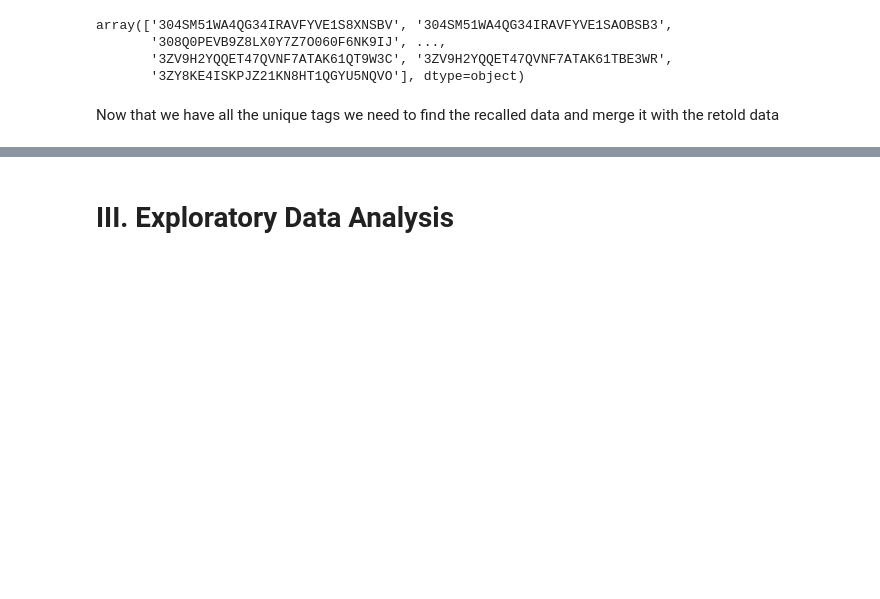
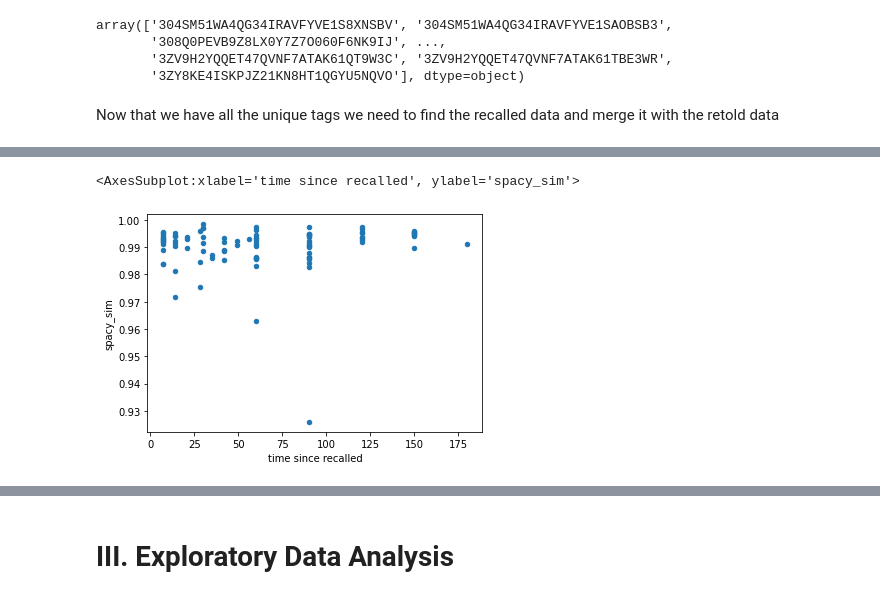
Before and after one commit to dbyers15/EmotionAndMemory, a Jupyter notebook: WorkingNotebook.ipynb, the cells around one changed output, grey strips where cells are left out. Drawn from its saved outputs; the diff is of its cells as text; code cells hidden in the pictures; blank space fills up the shorter version.

```diff
--- a/WorkingNotebook.ipynb
+++ b/WorkingNotebook.ipynb
@@ -390,0 +377,6 @@ didItWork
+# %%
+test = cleanedRecalledAndRetold[cleanedRecalledAndRetold['time since recalled'] < 250]
+test.plot.scatter(x='time since recalled', y = 'spacy_sim')
+# %% [output]
+<AxesSubplot:xlabel='time since recalled', ylabel='spacy_sim'>
+[figure, added]
```
Also changed, not shown: parts of 43 cells of this notebook.
